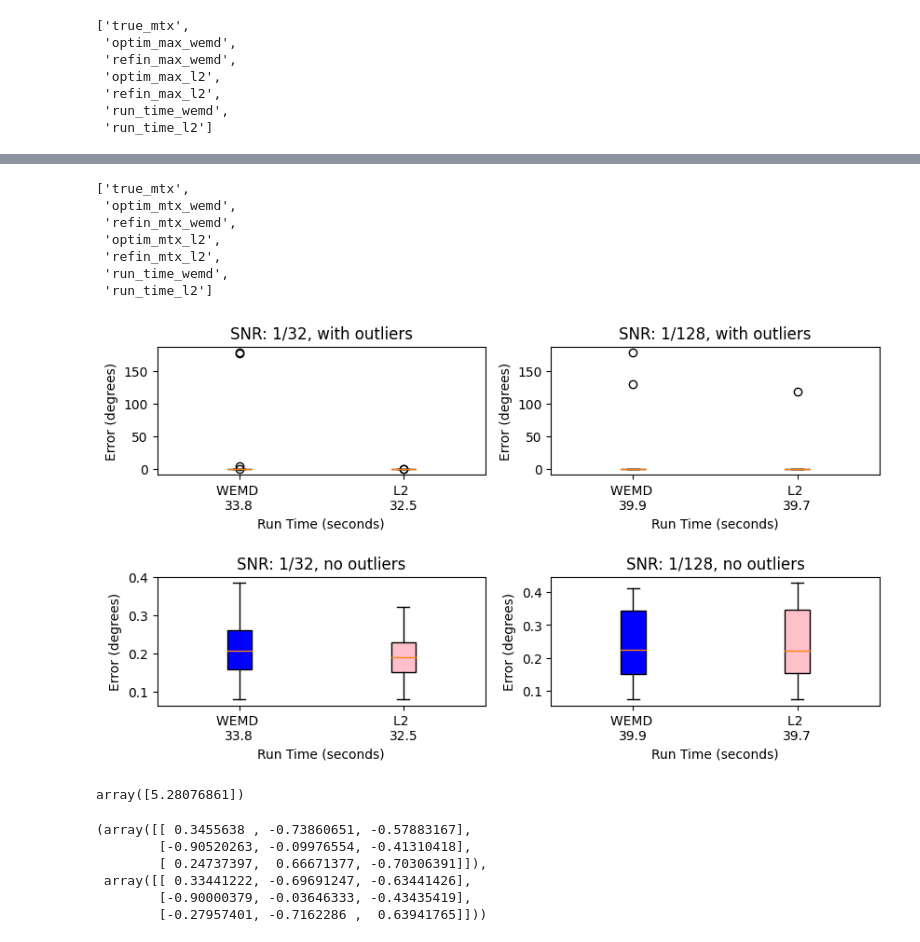
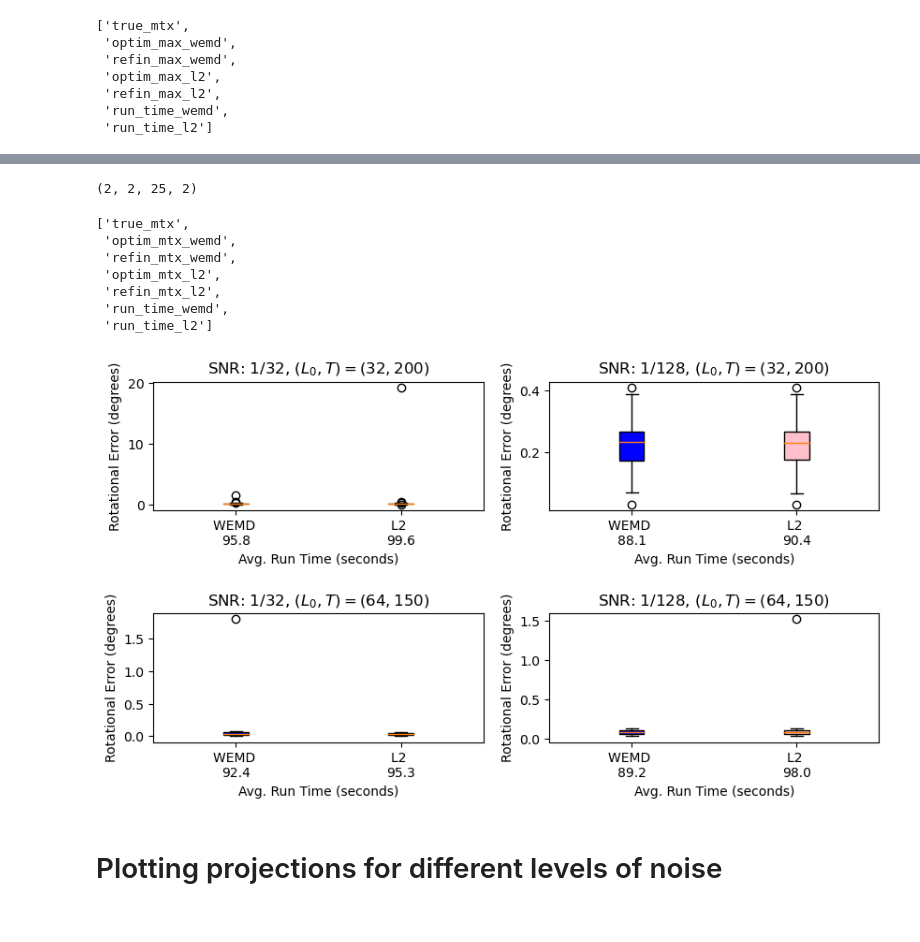
Before and after one commit to DSilva27/snds_631_finalproject_DSilva, a Jupyter notebook: report_results/report_figures.ipynb, the cells around one changed output, grey strips where cells are left out. Cells and saved outputs as stored; diff of their text form; code cells hidden in the pictures.

```diff
--- a/report_results/report_figures.ipynb
+++ b/report_results/report_figures.ipynb
@@ -52,7 +55,7 @@ error_refin = []
 run_time_optim = []
 run_time_refin = []
 
-for i in range(1):  # results_refine["true_mtx"].shape[1]):
+for i in range(results_refine["true_mtx"].shape[1]):
     true_mtx = results_refine["true_mtx"][0, i]
     optim_mtx_wemd = results_refine["optim_max_wemd"][0, i]
     refin_mtx_wemd = results_refine["refin_max_wemd"][0, i]
@@ -113,3 +109,7 @@ plt.subplots_adjust(hspace=1.0)
+# %%
+results_noise["run_time_wemd"].shape
+# %% [output]
+(2, 2, 25, 2)
 # %%
 noise_error_snr1 = []
 noise_error_snr2 = []
@@ -117,7 +117,7 @@ run_time_snr1 = []
 run_time_snr2 = []
 
 for i in range(results_noise["true_mtx"].shape[0]):
-    for j in range(1):  # results_noise["true_mtx"].shape[1]):
+    for j in range(results_noise["true_mtx"].shape[1]):
         true_mtx = results_noise["true_mtx"][i, j]
         refin_mtx_wemd = results_noise["refin_mtx_wemd"][i, j]
         refin_mtx_l2 = results_noise["refin_mtx_l2"][i, j]
@@ -146,32 +146,44 @@ list(results_noise.keys()), results
 # %%
 fig, ax = plt.subplots(2, 2, figsize=(10, 5))
 
-bplot_00 = ax[0, 0].boxplot(noise_error_snr1, patch_artist=True, labels=run_time_snr1)
-bplot_01 = ax[0, 1].boxplot(noise_error_snr2, patch_artist=True, labels=run_time_snr2)
-bplot_10 = ax[1, 0].boxplot(noise_error_snr1, patch_artist=True, showfliers=False, labels=run_time_snr1)
-bplot_11 = ax[1, 1].boxplot(noise_error_snr2, patch_artist=True, showfliers=False, labels=run_time_snr2)
+bplot_00 = ax[0, 0].boxplot(noise_error_snr1[:2], patch_artist=True, labels=run_time_snr1[:2])#, showfliers=False)
+bplot_01 = ax[0, 1].boxplot(noise_error_snr2[:2], patch_artist=True, labels=run_time_snr2[:2])#, showfliers=False)
+bplot_10 = ax[1, 0].boxplot(noise_error_snr1[2:], patch_artist=True, labels=run_time_snr1[2:])#, showfliers=False)
+bplot_11 = ax[1, 1].boxplot(noise_error_snr2[2:], patch_artist=True, labels=run_time_snr2[2:])#, showfliers=False)
 
 
 for bplot in (bplot_00, bplot_01, bplot_10, bplot_11):
     for patch, color in zip(bplot["boxes"], ["blue", "pink"]):
         patch.set_facecolor(color)
 
-ax[0, 0].set_xlabel("Run Time (seconds)")
-ax[0, 1].set_xlabel("Run Time (seconds)")
-ax[1, 0].set_xlabel("Run Time (seconds)")
-ax[1, 1].set_xlabel("Run Time (seconds)")
+ax[0, 0].set_xlabel("Avg. Run Time (seconds)")
+ax[0, 1].set_xlabel("Avg. Run Time (seconds)")
+ax[1, 0].set_xlabel("Avg. Run Time (seconds)")
+ax[1, 1].set_xlabel("Avg. Run Time (seconds)")
 
-ax[0, 0].set_ylabel("Error (degrees)")
-ax[1, 0].set_ylabel("Error (degrees)")
+ax[0, 0].set_ylabel("Rotational Error (degrees)")
+ax[1, 0].set_ylabel("Rotational Error (degrees)")
+ax[0, 1].set_ylabel("Rotational Error (degrees)")
+ax[1, 1].set_ylabel("Rotational Error (degrees)")
+
 ax[0, 0].set_title("SNR: 1/32, with outliers")
 ax[1, 0].set_title("SNR: 1/32, no outliers")
-
-ax[0, 1].set_ylabel("Error (degrees)")
-ax[1, 1].set_ylabel("Error (degrees)")
 ax[0, 1].set_title("SNR: 1/128, with outliers")
 ax[1, 1].set_title("SNR: 1/128, no outliers")
 
+ax[0, 0].set_title("SNR: 1/32, " + r"$(L_0, T) = (32, 200)$")
+ax[0, 1].set_title("SNR: 1/128, " + r"$(L_0, T) = (32, 200)$")
+ax[1, 0].set_title("SNR: 1/32, " + r"$(L_0, T) = (64, 150)$")
+ax[1, 1].set_title("SNR: 1/128, " + r"$(L_0, T) = (64, 150)$")
 # set spacing between vertical plots
 plt.subplots_adjust(hspace=0.8)
+
+#ax[0, 0].set_ylim([0, 0.5])
+#ax[0, 1].set_ylim([0, 0.5])
+#ax[1, 0].set_ylim([0, 0.5])
+#ax[1, 1].set_ylim([0, 0.5])
+
+
+fig.savefig("results_for_noise.png", dpi=300, bbox_inches="tight")
 # %% [output]
-[figure, old version]
+[figure, new version]
@@ -182,17 +190,3 @@ refin_mtx = results_refine["refin_max_wemd"][0, 0, 43]
-# %%
-reflect = np.eye(3)
-reflect[2, 2] = -1
-
-calc_error(true_mtx[np.newaxis, ...], reflect @ optim_mtx[np.newaxis, ...])
-# %% [output]
-array([5.28076861])
-# %%
-true_mtx, optim_mtx
-# %% [output]
-(array([[ 0.3455638 , -0.73860651, -0.57883167],
-        [-0.90520263, -0.09976554, -0.41310418],
-        [ 0.24737397,  0.66671377, -0.70306391]]),
- array([[ 0.33441222, -0.69691247, -0.63441426],
-        [-0.90000379, -0.03646333, -0.43435419],
-        [-0.27957401, -0.7162286 ,  0.63941765]]))
+# %% [markdown]
+# Plotting projections for different levels of noise
 # %%
```
Also changed, not shown: parts of 12 cells of this notebook, 9 other files.
